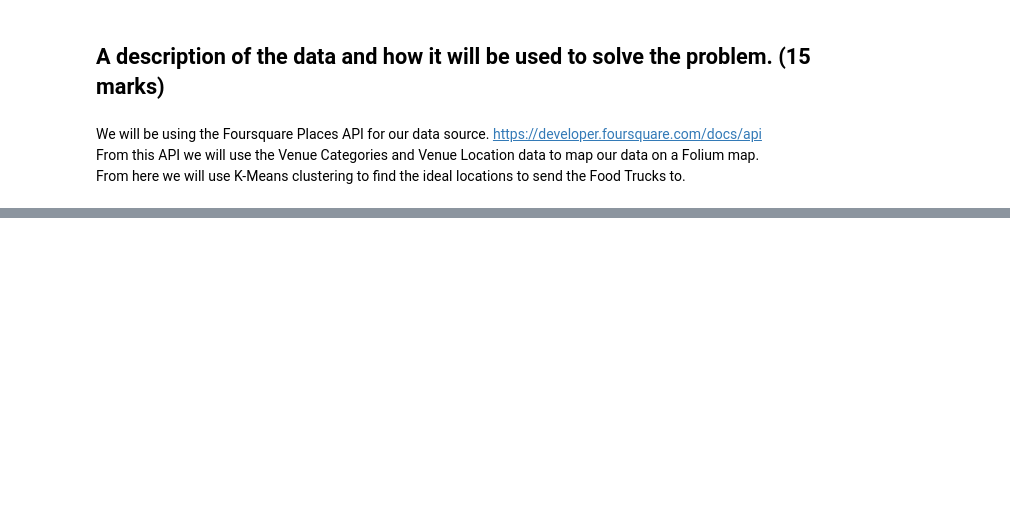
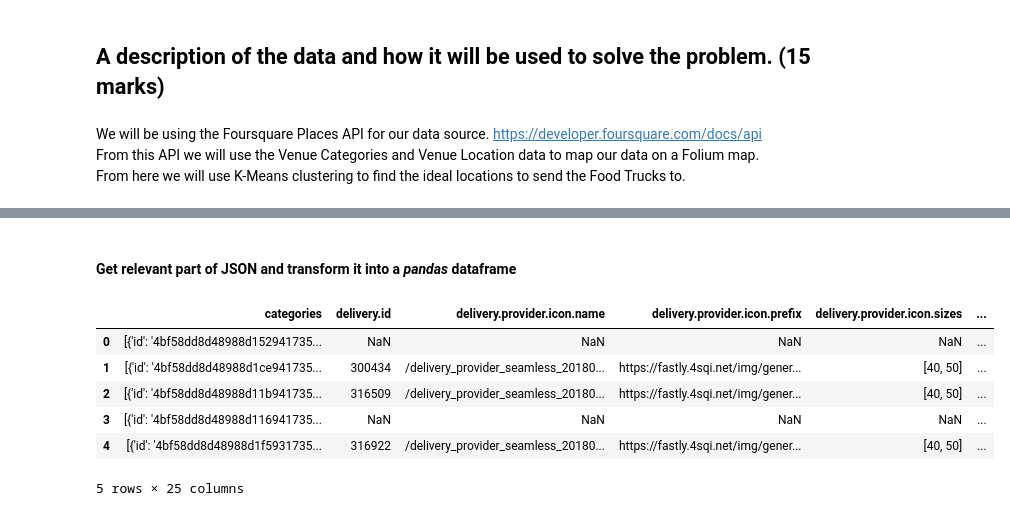
Before and after one commit to JPLAVALLEY/Coursera_Capstone, a Jupyter notebook: Capstone Project - The Battle of Neighborhoods.ipynb, the cells around one changed output, grey strips where cells are left out. Drawn from its saved outputs; the diff is of its cells as text; code cells hidden in the pictures; blank space fills up the shorter version.

```diff
--- a/Capstone Project - The Battle of Neighborhoods.ipynb
+++ b/Capstone Project - The Battle of Neighborhoods.ipynb
@@ -31,0 +95,8 @@ From here we will use K-Means clustering to find the ideal locations to send the
+# %%
+address = '156 North 4th St, Brooklyn, NY'
+
+geolocator = Nominatim(user_agent="foursquare_agent")
+location = geolocator.geocode(address)
+latitude = location.latitude
+longitude = location.longitude
+print(latitude, longitude)
@@ -31,0 +144,17 @@ From here we will use K-Means clustering to find the ideal locations to send the
+# %% [markdown]
+#### Get relevant part of JSON and transform it into a *pandas* dataframe
+# %%
+# assign relevant part of JSON to venues
+venues = results['response']['venues']
+
+# tranform venues into a dataframe
+dataframe = json_normalize(venues)
+dataframe.head()
+# %% [output]
+|  | categories | delivery.id | delivery.provider.icon.name | delivery.provider.icon.prefix | delivery.provider.icon.sizes | ... |
+| 0 | [{'id': '4bf58dd8d48988d152941735... | NaN | NaN | NaN | NaN | ... |
+| 1 | [{'id': '4bf58dd8d48988d1ce941735... | 300434 | /delivery_provider_seamless_20180... | https://fastly.4sqi.net/img/gener... | [40, 50] | ... |
+| 2 | [{'id': '4bf58dd8d48988d11b941735... | 316509 | /delivery_provider_seamless_20180... | https://fastly.4sqi.net/img/gener... | [40, 50] | ... |
+| 3 | [{'id': '4bf58dd8d48988d116941735... | NaN | NaN | NaN | NaN | ... |
+| 4 | [{'id': '4bf58dd8d48988d1f5931735... | 316922 | /delivery_provider_seamless_20180... | https://fastly.4sqi.net/img/gener... | [40, 50] | ... |
+5 rows × 25 columns
```
Also changed, not shown: parts of 60 cells of this notebook.
